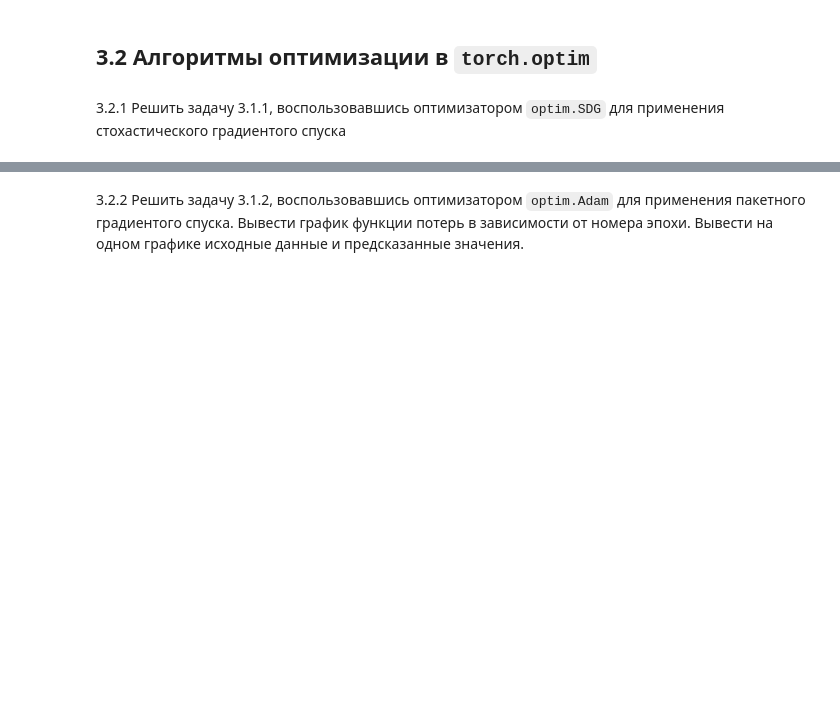
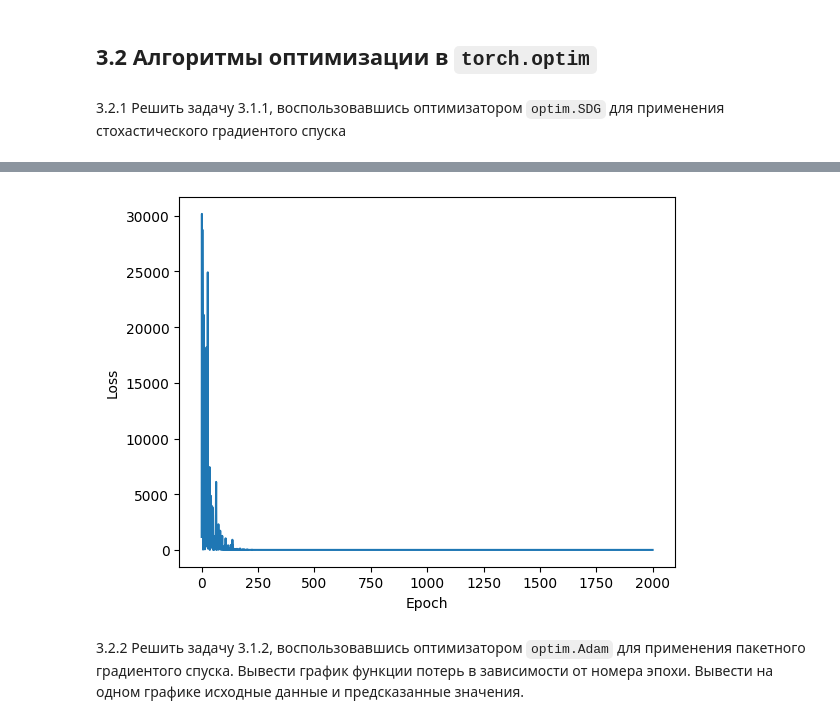
Before and after one commit to bitcoineazy/Machine_Learning, a Jupyter notebook: PyTorch/ML03_autograd/blank_03_autograd_optim_nn_datasets.ipynb, the cells around one changed output, grey strips where cells are left out. Cells and saved outputs as stored; diff of their text form; code cells hidden in the pictures; blank space fills up the shorter version.

```diff
--- a/PyTorch/ML03_autograd/blank_03_autograd_optim_nn_datasets.ipynb
+++ b/PyTorch/ML03_autograd/blank_03_autograd_optim_nn_datasets.ipynb
@@ -102,19 +101,26 @@ epoch 99 mean loss tensor([217.1260], grad_fn=<DivBackward0>)
 3.1.2 Воспользовавшись классами `Linear` и `MSELoss` из задачи 2.1.4 и 2.3.1, `ReLU` из 2.2.1 и автоматическим дифференцированием, которое предоставляет `torch`, решить задачу регрессии. Для оптимизации использовать пакетный градиентный спуск. Вывести график функции потерь в зависимости от номера эпохи. Вывести на одном графике исходные данные и предсказанные значения.
 # %%
 class Linear:
-  def __init__(self, n_features, n_neurons):
-    self.weights = torch.normal(0, 1, (n_features, n_neurons), requires_grad=True)
-    self.biases = torch.zeros(1, n_neurons, requires_grad=True)
+    def __init__(self, input, neurons):
+        self.input = input
 
-  def forward(self, inputs):
-    res = torch.matmul(inputs, self.weights) + self.biases
-    #res = inputs @ self.weights + self.biases # <реализовать логику слоя>
-    return res
+        self.weights = torch.randn(neurons, input, requires_grad=True)
+        self.biases = torch.randn(neurons, requires_grad=True)
+
+    def forward(self, inputs):
+        return torch.matmul(inputs, self.weights.T) + self.biases
+
+
 
 class MSELoss:
-  def forward(self, y_pred, y_true):
-    return torch.mean((y_pred - y_true)**2) # <реализовать логику MSE>
+    def forward(self, y_pred, y_true):
+        return ((y_true - y_pred) ** 2).mean()
+
+    def backward(self, y_pred, y_true):
+        self.dx = 2 * (y_pred - y_true) / y_pred.size(0)
+        return self.dx
+
 
 class ReLU:
-  def forward(self, inputs):
-    return inputs.clip(min=0)
+    def forward(self, inputs):
+        return torch.maximum(inputs, torch.tensor(0))
@@ -342,7 +342,12 @@ for epoch in range(n_epoch):
       neuron.bias -= lr * neuron.dbias
     optimizer.step()
 
-    losses.append(curr_loss)
+    losses.append(curr_loss.item())
 
   print(f'epoch {epoch} mean loss {sum(losses) / len(losses)}')
+
+plt.plot(losses)
+plt.xlabel('Epoch')
+plt.ylabel('Loss')
+plt.show()
 # %% [output]
@@ -366,2 +371,3 @@ epoch 99 mean loss tensor([31.4647], grad_fn=<DivBackward0>)
+[figure, added]
 # %% [markdown]
 3.2.2 Решить задачу 3.1.2, воспользовавшись оптимизатором `optim.Adam` для применения пакетного градиентого спуска. Вывести график функции потерь в зависимости от номера эпохи. Вывести на одном графике исходные данные и предсказанные значения.
```
Also changed, not shown: parts of 26 cells of this notebook, 1 other file.
